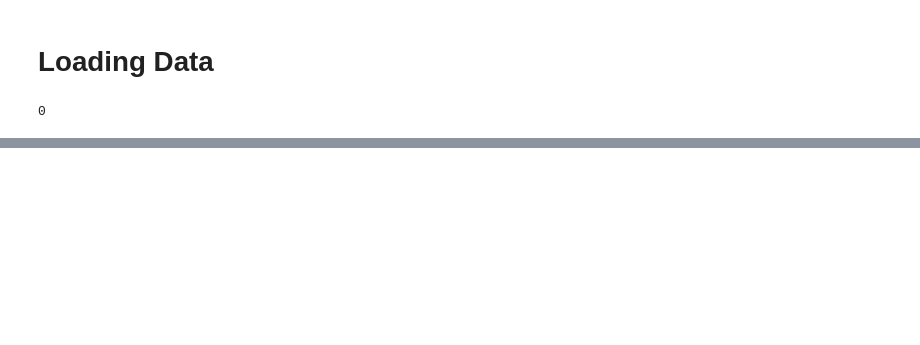
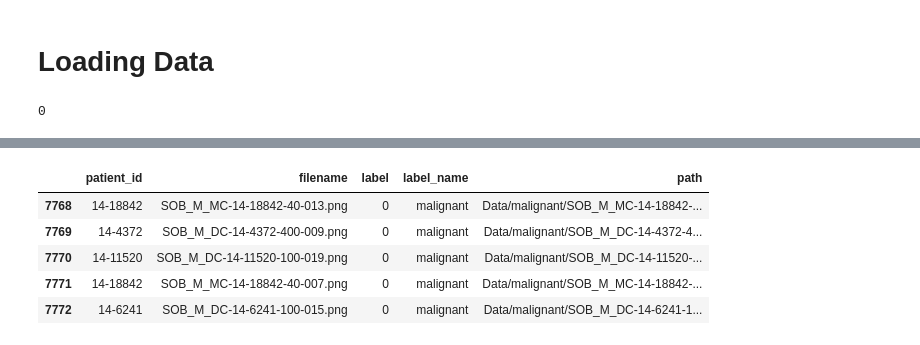
Before and after one commit to abilim1/BreastCancer, a Jupyter notebook: main.ipynb, the cells around one changed output, grey strips where cells are left out. Drawn from its saved outputs; the diff is of its cells as text; code cells hidden in the pictures; blank space fills up the shorter version.

```diff
--- a/main.ipynb
+++ b/main.ipynb
@@ -96,0 +98,31 @@ df
+# %%
+def extract_patient_id(filename):
+    """
+    Extract patient ID from filename.
+    Example: SOB_B_A-14-22549AB-40-011.png → 14-22549AB
+    """
+
+    # Remove the .png extension
+    name = filename.replace(".png","")
+
+    # Pattern: SOB_[B/M]_[TYPE]-[YEAR]-[SLIDE]-[MAG]-[SEQ]
+    match = re.search(r"SOB_[BM]_[A-Z]+-(\d+-[A-Z0-9]+)-\d+-\d", name)
+
+    if match:
+        return match.group(1)
+    else:
+        return None
+# %%
+# Apply the function to every filename
+df['patient_id'] = df['filename'].apply(extract_patient_id)
+# %%
+df = df[['patient_id', 'filename', 'label', 'label_name', 'path']]
+# %%
+df.tail(5)
+# %% [output]
+|  | patient_id | filename | label | label_name | path |
+| 7768 | 14-18842 | SOB_M_MC-14-18842-40-013.png | 0 | malignant | Data/malignant/SOB_M_MC-14-18842-... |
+| 7769 | 14-4372 | SOB_M_DC-14-4372-400-009.png | 0 | malignant | Data/malignant/SOB_M_DC-14-4372-4... |
+| 7770 | 14-11520 | SOB_M_DC-14-11520-100-019.png | 0 | malignant | Data/malignant/SOB_M_DC-14-11520-... |
+| 7771 | 14-18842 | SOB_M_MC-14-18842-40-007.png | 0 | malignant | Data/malignant/SOB_M_MC-14-18842-... |
+| 7772 | 14-6241 | SOB_M_DC-14-6241-100-015.png | 0 | malignant | Data/malignant/SOB_M_DC-14-6241-1... |
```
Also changed, not shown: parts of 6 cells of this notebook.
